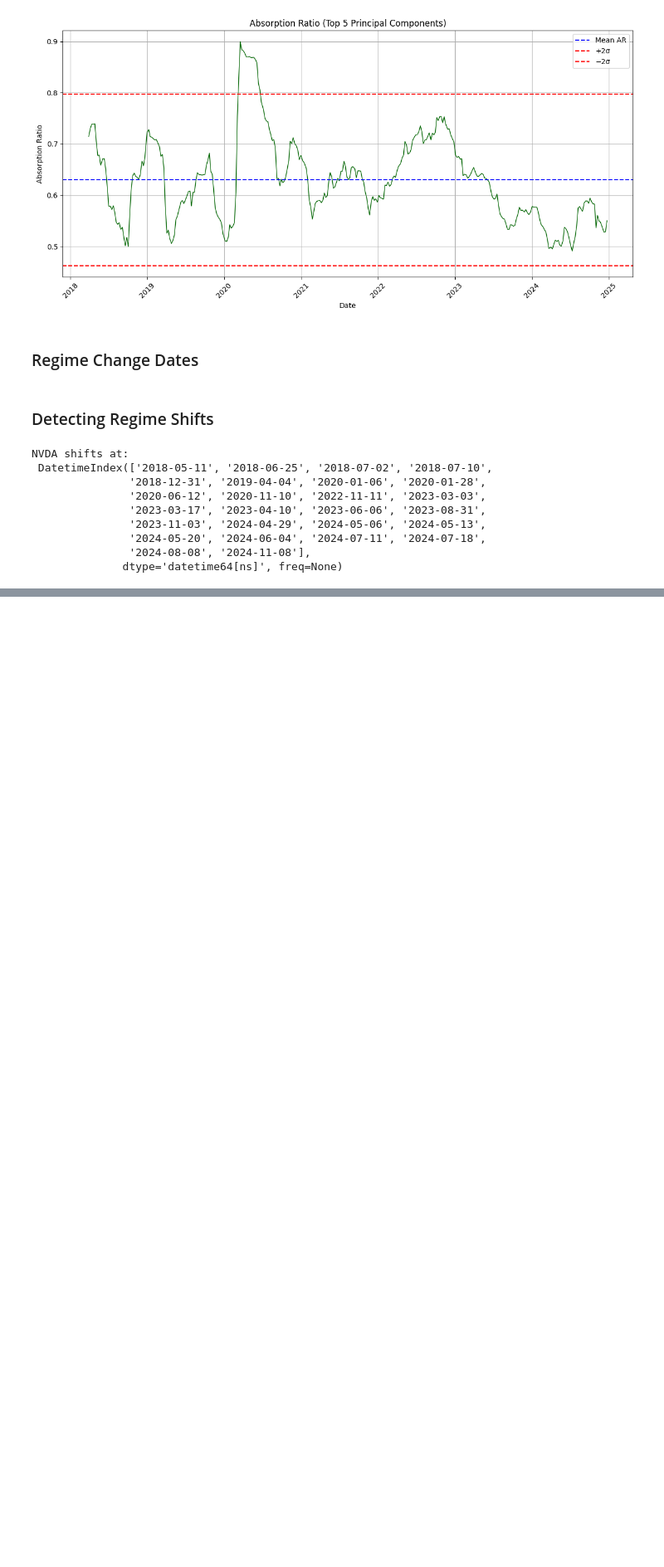
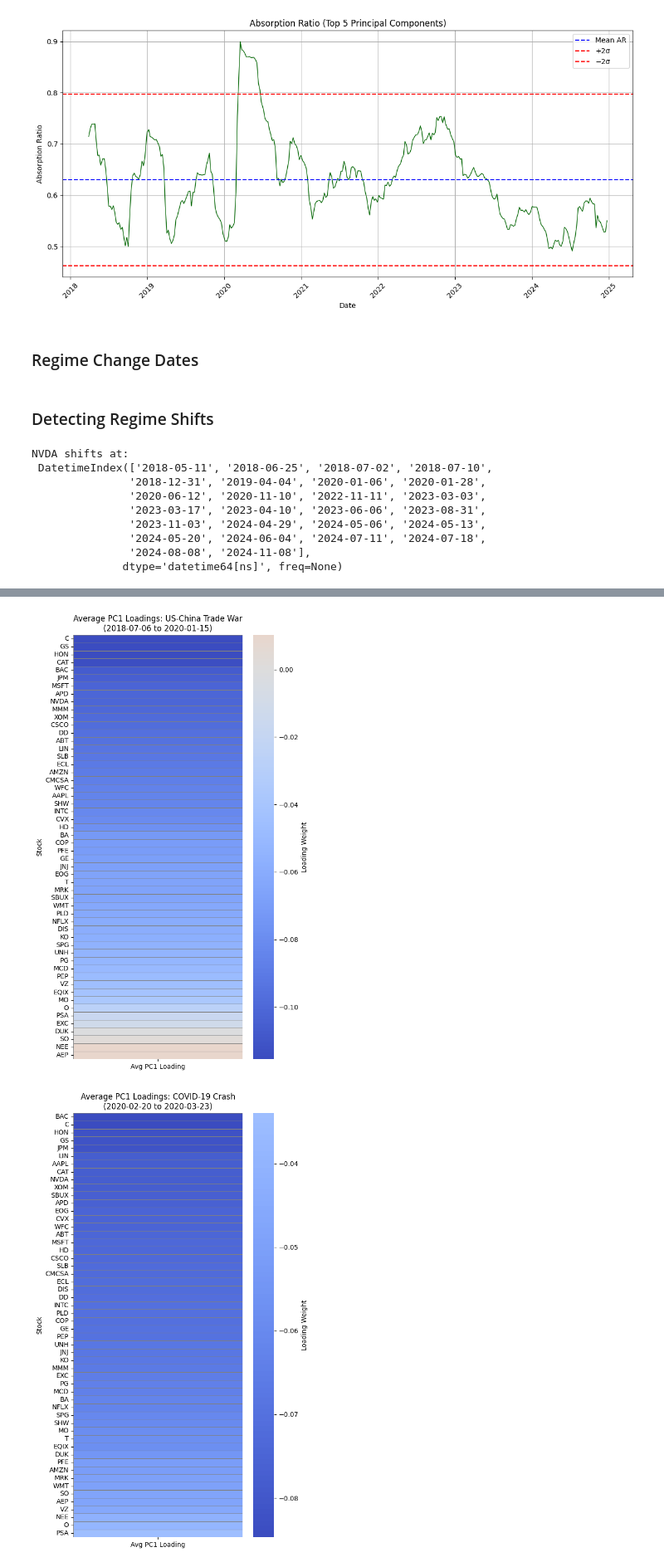
Before and after one commit to Junbili/CMSC-35300-Final-Project, a Jupyter notebook: CMSC 35300 Project Proposal.ipynb, the cells around one changed output, grey strips where cells are left out. Shown at 83% size. Cells and saved outputs as stored; diff of their text form; code cells hidden in the pictures; blank space fills up the shorter version.

```diff
--- a/CMSC 35300 Project Proposal.ipynb
+++ b/CMSC 35300 Project Proposal.ipynb
@@ -516,0 +695,28 @@ NVDA shifts at:
+# %%
+def plot_avg_pc1_loading(event_name, start_date, end_date):
+    # Slice the loadings_df by date
+    selected = loadings_df.loc[(loadings_df.index >= start_date) & (loadings_df.index <= end_date)]
+
+    # Average across time
+    avg_loadings = selected.mean().sort_values(ascending=True)
+
+    # Plot heatmap
+    plt.figure(figsize=(6, 10))
+    sns.heatmap(
+        avg_loadings.to_frame(name="Avg PC1 Loading"),
+        cmap="coolwarm", center=0,
+        linewidths=0.5, linecolor='gray',
+        cbar_kws={"label": "Loading Weight"}
+    )
+    plt.title(f"Average PC1 Loadings: {event_name}\n({start_date.date()} to {end_date.date()})")
+    plt.xlabel("")
+    plt.ylabel("Stock")
+    plt.tight_layout()
+    plt.show()
+
+# Example for the COVID Crash
+for _, row in event_df.iterrows():
+    plot_avg_pc1_loading(row["event"], row["start"], row["end"])
+# %% [output]
+[figure, added]
+[figure, added]
```
Also changed, not shown: parts of 5 cells of this notebook, 1 other file.
